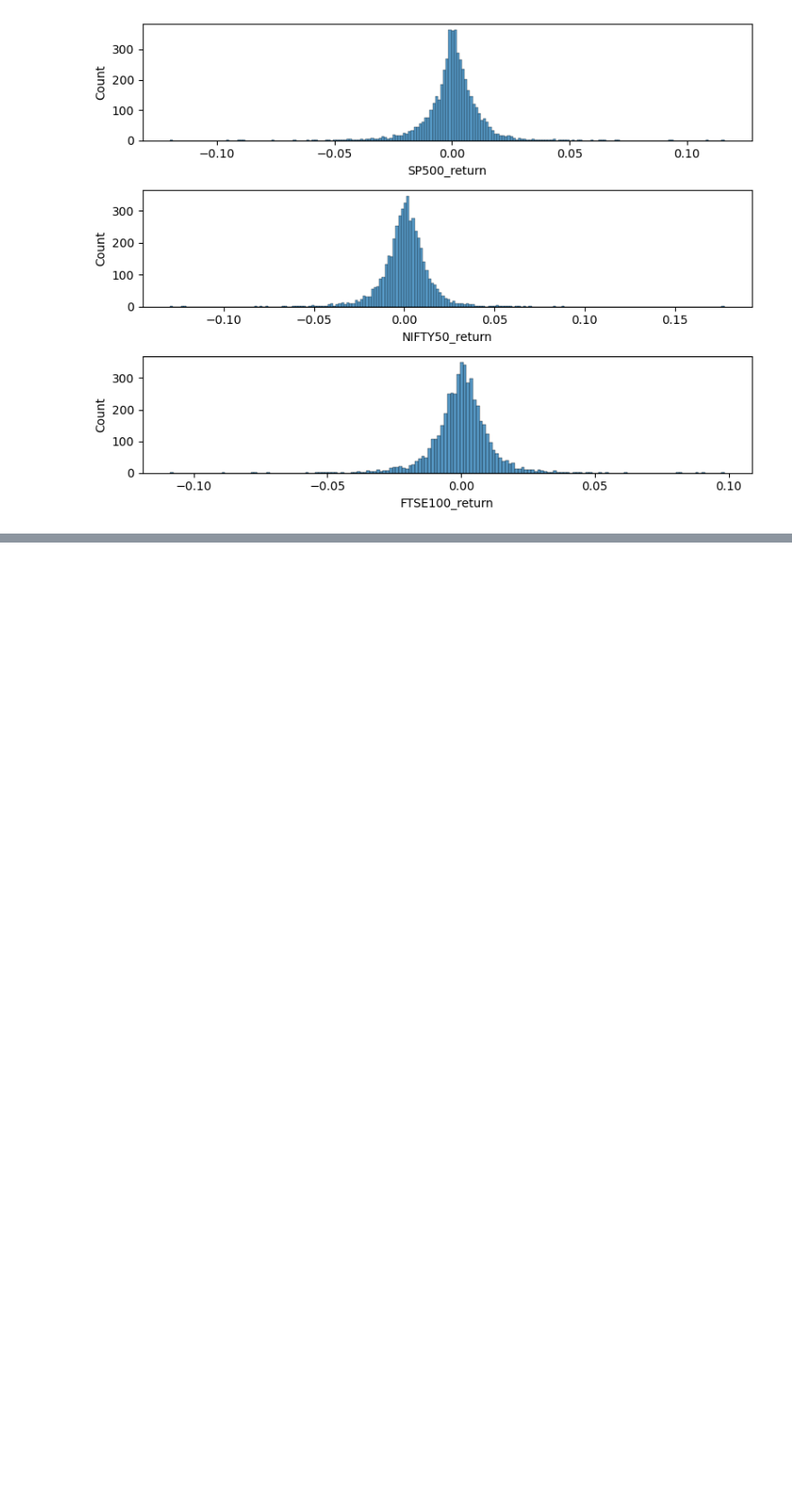
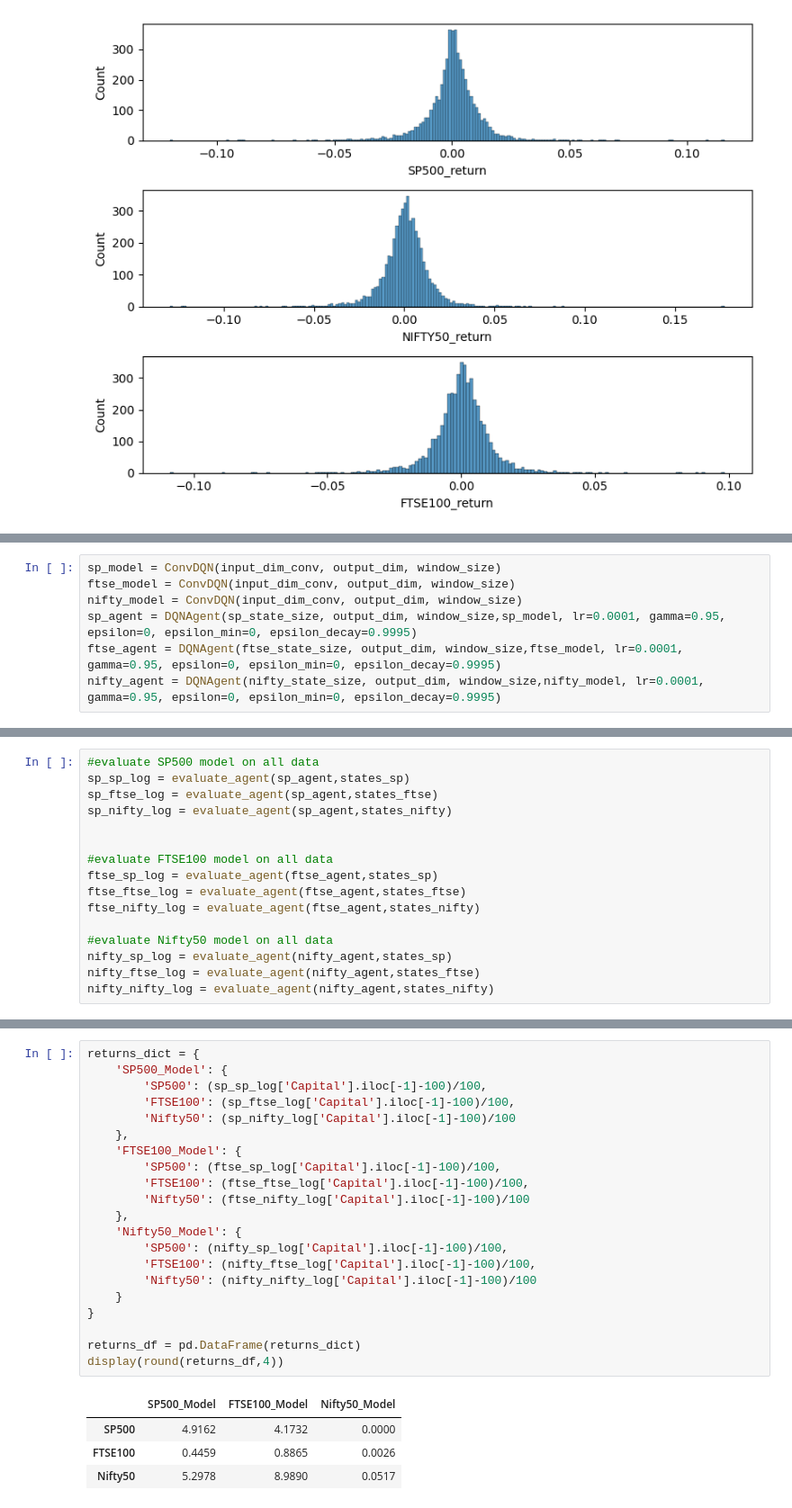
Before and after one commit to PhilipNJ/MScDissertationCode, a Jupyter notebook: Comparison.ipynb, the cells around one changed output, grey strips where cells are left out. Shown at 90% size. Cells and saved outputs as stored; diff of their text form; blank space fills up the shorter version.

```diff
--- a/Comparison.ipynb
+++ b/Comparison.ipynb
@@ -124,0 +176,7 @@ plt.show()
+# %%
+sp_model = ConvDQN(input_dim_conv, output_dim, window_size)
+ftse_model = ConvDQN(input_dim_conv, output_dim, window_size)
+nifty_model = ConvDQN(input_dim_conv, output_dim, window_size)
+sp_agent = DQNAgent(sp_state_size, output_dim, window_size,sp_model, lr=0.0001, gamma=0.95, epsilon=0, epsilon_min=0, epsilon_decay=0.9995)
+ftse_agent = DQNAgent(ftse_state_size, output_dim, window_size,ftse_model, lr=0.0001, gamma=0.95, epsilon=0, epsilon_min=0, epsilon_decay=0.9995)
+nifty_agent = DQNAgent(nifty_state_size, output_dim, window_size,nifty_model, lr=0.0001, gamma=0.95, epsilon=0, epsilon_min=0, epsilon_decay=0.9995)
@@ -124,0 +202,16 @@ plt.show()
+# %%
+#evaluate SP500 model on all data
+sp_sp_log = evaluate_agent(sp_agent,states_sp)
+sp_ftse_log = evaluate_agent(sp_agent,states_ftse)
+sp_nifty_log = evaluate_agent(sp_agent,states_nifty)
+
+
+#evaluate FTSE100 model on all data
+ftse_sp_log = evaluate_agent(ftse_agent,states_sp)
+ftse_ftse_log = evaluate_agent(ftse_agent,states_ftse)
+ftse_nifty_log = evaluate_agent(ftse_agent,states_nifty)
+
+#evaluate Nifty50 model on all data
+nifty_sp_log = evaluate_agent(nifty_agent,states_sp)
+nifty_ftse_log = evaluate_agent(nifty_agent,states_ftse)
+nifty_nifty_log = evaluate_agent(nifty_agent,states_nifty)
@@ -124,0 +272,26 @@ plt.show()
+# %%
+returns_dict = {
+    'SP500_Model': {
+        'SP500': (sp_sp_log['Capital'].iloc[-1]-100)/100,
+        'FTSE100': (sp_ftse_log['Capital'].iloc[-1]-100)/100,
+        'Nifty50': (sp_nifty_log['Capital'].iloc[-1]-100)/100
+    },
+    'FTSE100_Model': {
+        'SP500': (ftse_sp_log['Capital'].iloc[-1]-100)/100,
+        'FTSE100': (ftse_ftse_log['Capital'].iloc[-1]-100)/100,
+        'Nifty50': (ftse_nifty_log['Capital'].iloc[-1]-100)/100
+    },
+    'Nifty50_Model': {
+        'SP500': (nifty_sp_log['Capital'].iloc[-1]-100)/100,
+        'FTSE100': (nifty_ftse_log['Capital'].iloc[-1]-100)/100,
+        'Nifty50': (nifty_nifty_log['Capital'].iloc[-1]-100)/100
+    }
+}
+
+returns_df = pd.DataFrame(returns_dict)
+display(round(returns_df,4))
+# %% [output]
+|  | SP500_Model | FTSE100_Model | Nifty50_Model |
+| SP500 | 4.9162 | 4.1732 | 0.0000 |
+| FTSE100 | 0.4459 | 0.8865 | 0.0026 |
+| Nifty50 | 5.2978 | 8.9890 | 0.0517 |
```
Also changed, not shown: parts of 9 cells of this notebook, 1 other file.
